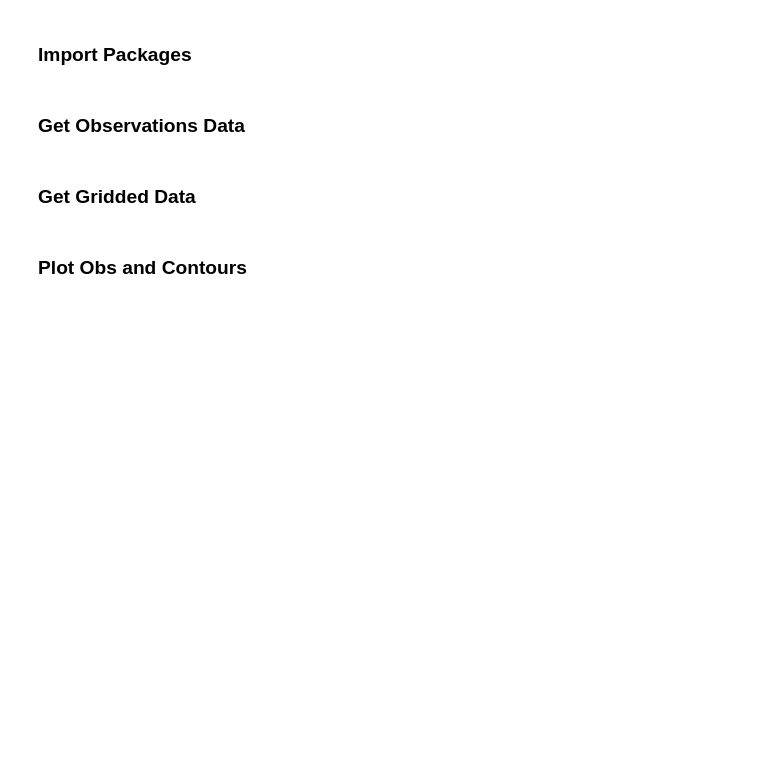
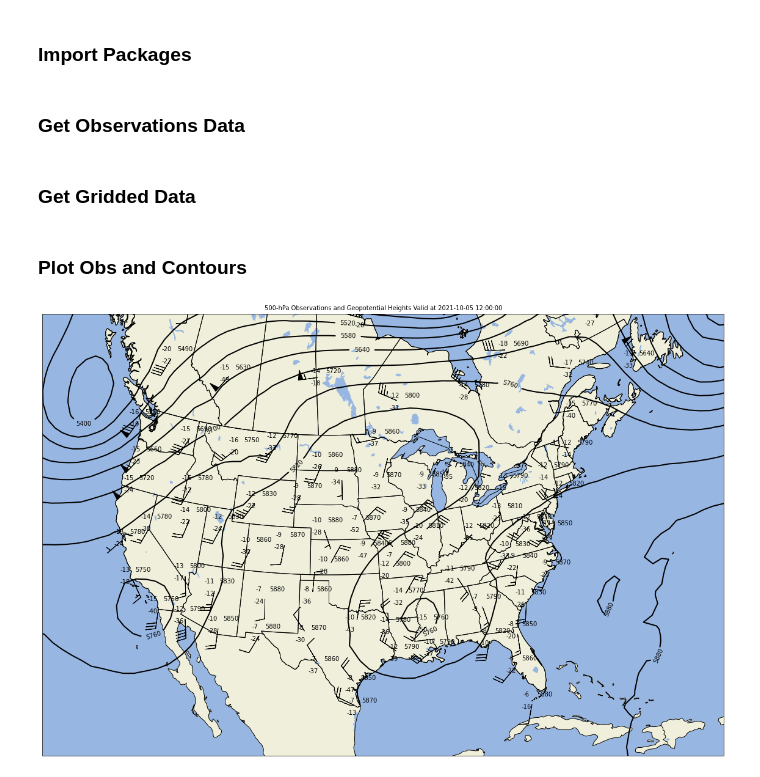
Before and after one commit to kgoebber/valpo_courses, a Jupyter notebook: wxtech/notebooks/upperair_500_obs_contours.ipynb, the cells around one changed output. Drawn from its saved outputs; the diff is of its cells as text; code cells hidden in the pictures; blank space fills up the shorter version.

```diff
--- a/wxtech/notebooks/upperair_500_obs_contours.ipynb
+++ b/wxtech/notebooks/upperair_500_obs_contours.ipynb
@@ -18,7 +18,7 @@ import xarray as xr
 ### Get Observations Data
 # %%
 # Set the date for data and plot
-date = datetime(2020, 12, 21, 12)
+date = datetime(2021, 10, 5, 12)
 
 # Request data using Siphon request for data from Iowa State Archive
 data = IAStateUpperAir.request_all_data(date)
@@ -41,31 +41,34 @@ ds = ds.sel(lat=slice(80, 10), lon=slice(360-140, 360-40))
 obs = declarative.PlotObs()
 obs.data = data
 obs.level = 500 * units.hPa
 obs.time = date
 obs.fields = ['temperature', 'dewpoint', 'height']
 obs.locations = ['NW', 'SW', 'ENE']
 obs.vector_field = ['u_wind', 'v_wind']
 obs.vector_field_length = 8
 
 # Add contours of geopotential height
 cntr = declarative.ContourPlot()
 cntr.data = ds
 cntr.level = obs.level
 cntr.field = 'Geopotential_height_isobaric'
+#cntr.field_zoom = (10, 4)
 cntr.clabels = True
 cntr.contours = list(range(0, 10000, 60))
 
 # Set map panel features
 panel = declarative.MapPanel()
 panel.projection = 'lcc'
 panel.area = [-125, -65, 22, 55]
 panel.layers = ['ocean', 'lakes', 'land', 'states', 'borders', 'coastline']
 panel.title = f'500-hPa Observations and Geopotential Heights Valid at {date}'
-panel.plots = [obs, cntr]
+panel.plots = [cntr, obs]
 
 # Add map panel to figure
 pc = declarative.PanelContainer()
 pc.size = (20, 20)
 pc.panels = [panel]
 
 pc.show()
+# %% [output]
+[figure, added]
```
Also changed, not shown: 8 other files.
